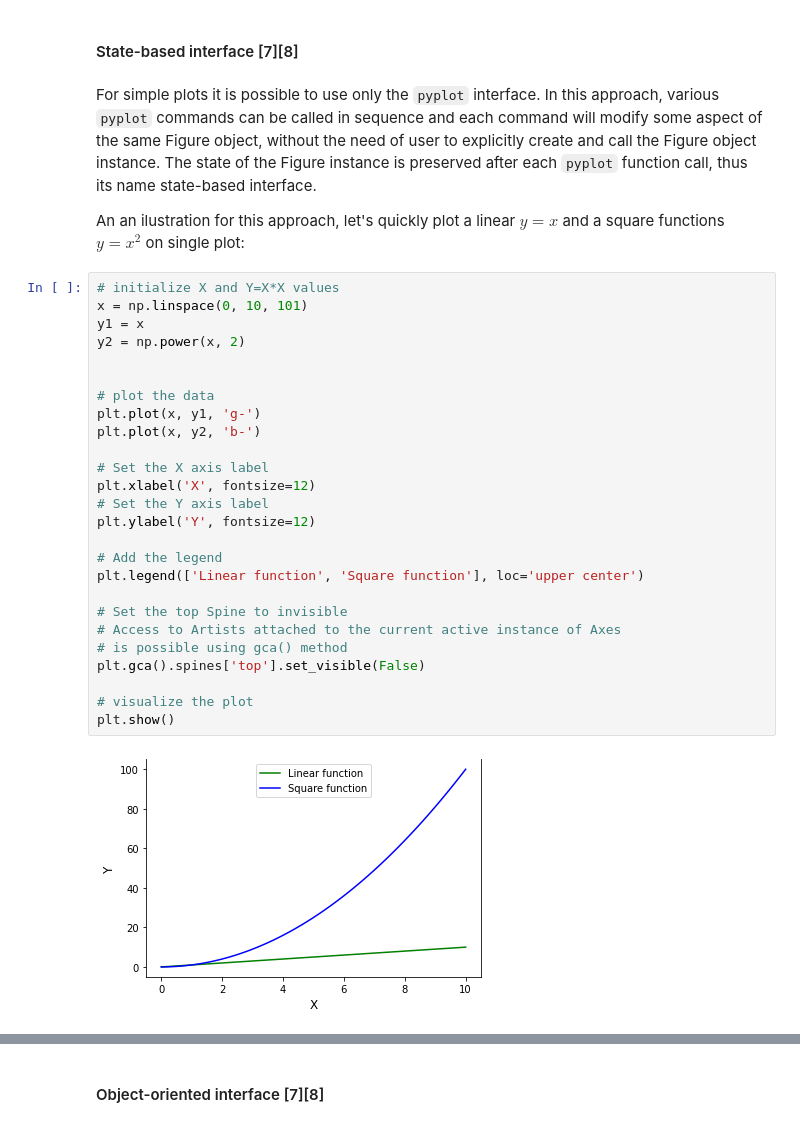
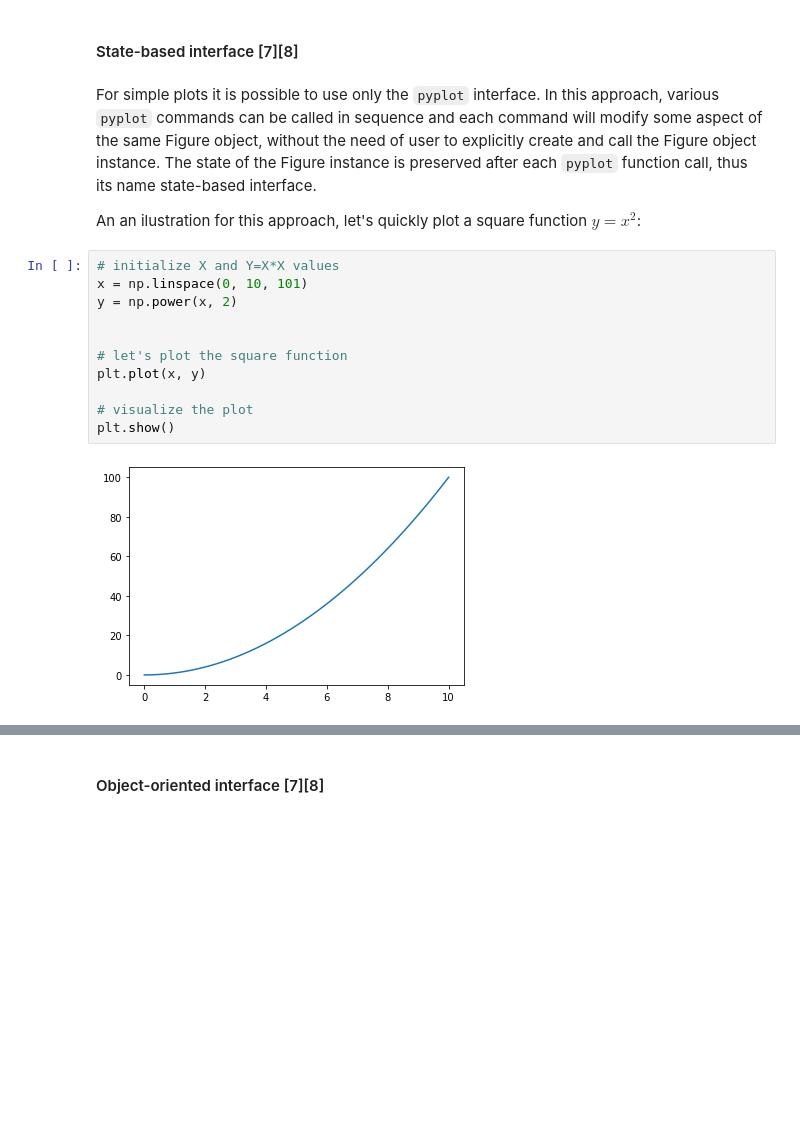
Before and after one commit to przemekbil/FoDA_2021, a Jupyter notebook: pyplot.ipynb, the cells around one changed output, grey strips where cells are left out. Drawn from its saved outputs; the diff is of its cells as text; blank space fills up the shorter version.

````diff
--- a/pyplot.ipynb
+++ b/pyplot.ipynb
@@ -69,32 +69,17 @@ Matplotlib is an object-oriented package and its principal objects are the Figur
 # %% [markdown]
 For simple plots it is possible to use only the ```pyplot``` interface. In this approach, various ```pyplot``` commands can be called in sequence and each command will modify some aspect of the same Figure object, without the need of user to explicitly create and call the Figure object instance. The state of the Figure instance is preserved after each ```pyplot``` function call, thus its name state-based interface.
 
-An an ilustration for this approach, let's quickly plot a linear $y=x$ and a square functions $y=x^2$ on single plot:
+An an ilustration for this approach, let's quickly plot a square function $y=x^2$:
 # %%
 # initialize X and Y=X*X values
 x = np.linspace(0, 10, 101)
-y1 = x
-y2 = np.power(x, 2)
+y = np.power(x, 2)
 
 
-# plot the data
-plt.plot(x, y1, 'g-')
-plt.plot(x, y2, 'b-')
-
-# Set the X axis label
-plt.xlabel('X', fontsize=12)
-# Set the Y axis label
-plt.ylabel('Y', fontsize=12)
-
-# Add the legend
-plt.legend(['Linear function', 'Square function'], loc='upper center')
-
-# Set the top Spine to invisible
-# Access to Artists attached to the current active instance of Axes
-# is possible using gca() method
-plt.gca().spines['top'].set_visible(False)
+# let's plot the square function
+plt.plot(x, y)
 
 # visualize the plot
 plt.show()
 # %% [output]
-[figure, old version]
+[figure, new version]
````
Also changed, not shown: parts of 5 cells of this notebook.
